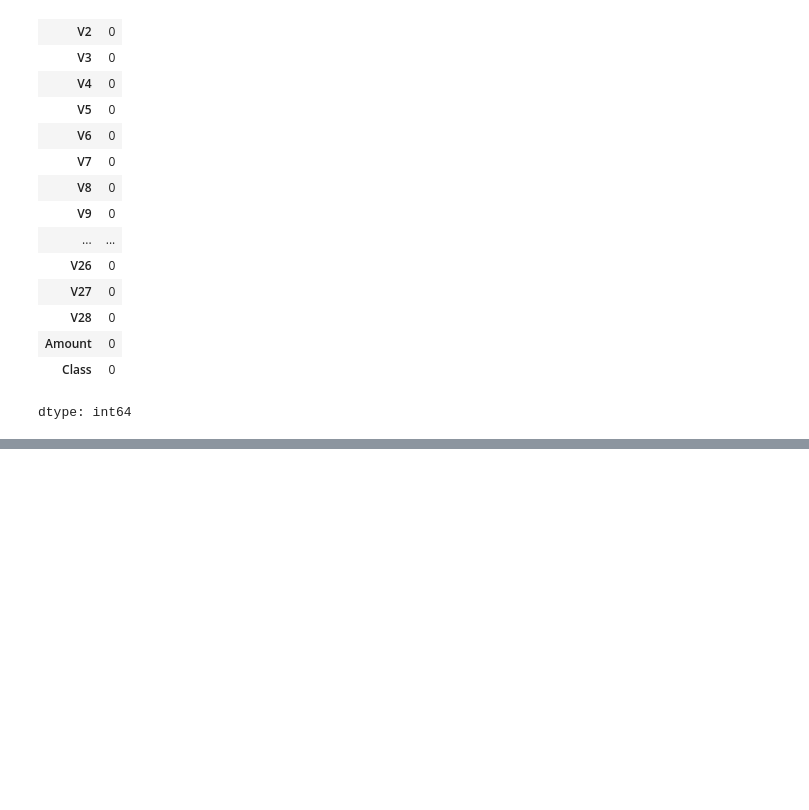
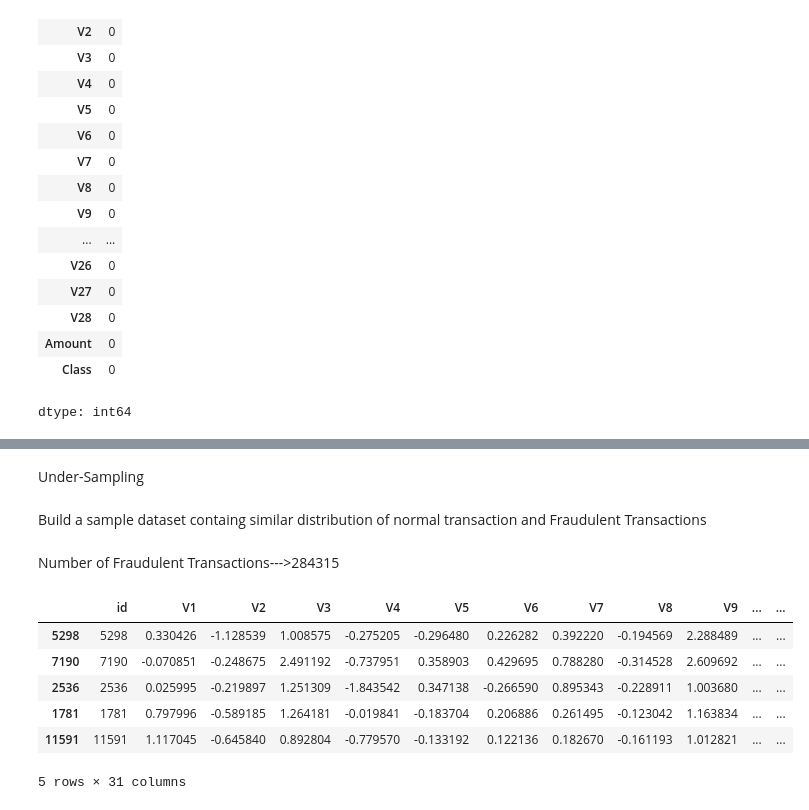
Before and after one commit to Deeprajanand/Credit_Card_Fraud_Detection, a Jupyter notebook: CreditCardFraudDetection.ipynb, the cells around one changed output, grey strips where cells are left out. Cells and saved outputs as stored; diff of their text form; code cells hidden in the pictures; blank space fills up the shorter version.

```diff
--- a/CreditCardFraudDetection.ipynb
+++ b/CreditCardFraudDetection.ipynb
@@ -75,0 +88,4 @@ dtype: int64
+# %%
+#seperating the data for analysis
+legit=credit_card_data[credit_card_data.Class==0]
+fraud=credit_card_data[credit_card_data.Class==1]
@@ -75,0 +134,20 @@ dtype: int64
+# %% [markdown]
+Under-Sampling
+# %% [markdown]
+Build a sample dataset containg similar distribution of normal transaction and Fraudulent Transactions
+# %% [markdown]
+Number of Fraudulent Transactions--->284315
+# %%
+legit_sample=legit.sample(n=284315)
+# %%
+new_dataset=pd.concat([legit_sample,fraud],axis=0)
+# %%
+new_dataset.head()
+# %% [output]
+|  | id | V1 | V2 | V3 | V4 | V5 | V6 | V7 | V8 | V9 | ... | ... |
+| 5298 | 5298 | 0.330426 | -1.128539 | 1.008575 | -0.275205 | -0.296480 | 0.226282 | 0.392220 | -0.194569 | 2.288489 | ... | ... |
+| 7190 | 7190 | -0.070851 | -0.248675 | 2.491192 | -0.737951 | 0.358903 | 0.429695 | 0.788280 | -0.314528 | 2.609692 | ... | ... |
+| 2536 | 2536 | 0.025995 | -0.219897 | 1.251309 | -1.843542 | 0.347138 | -0.266590 | 0.895343 | -0.228911 | 1.003680 | ... | ... |
+| 1781 | 1781 | 0.797996 | -0.589185 | 1.264181 | -0.019841 | -0.183704 | 0.206886 | 0.261495 | -0.123042 | 1.163834 | ... | ... |
+| 11591 | 11591 | 1.117045 | -0.645840 | 0.892804 | -0.779570 | -0.133192 | 0.122136 | 0.182670 | -0.161193 | 1.012821 | ... | ... |
+5 rows × 31 columns
```
Also changed, not shown: parts of 26 cells of this notebook.
